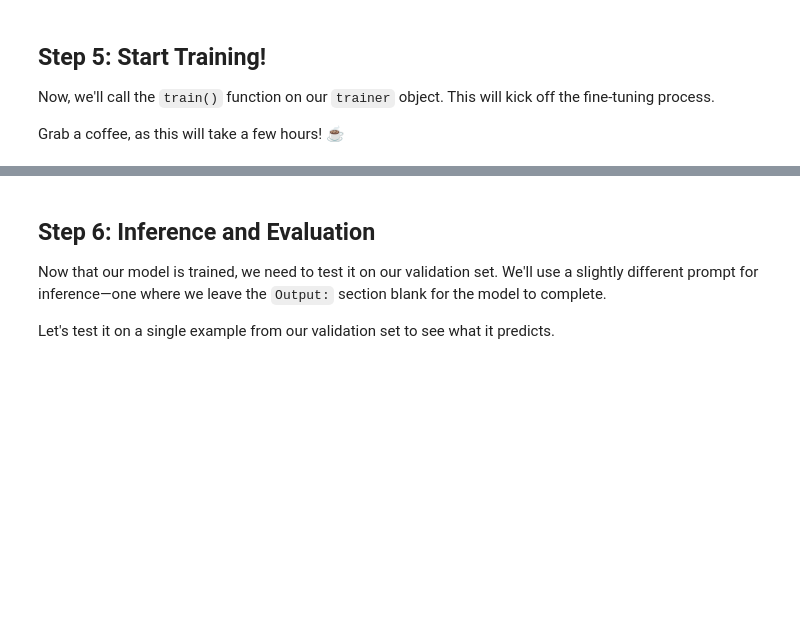
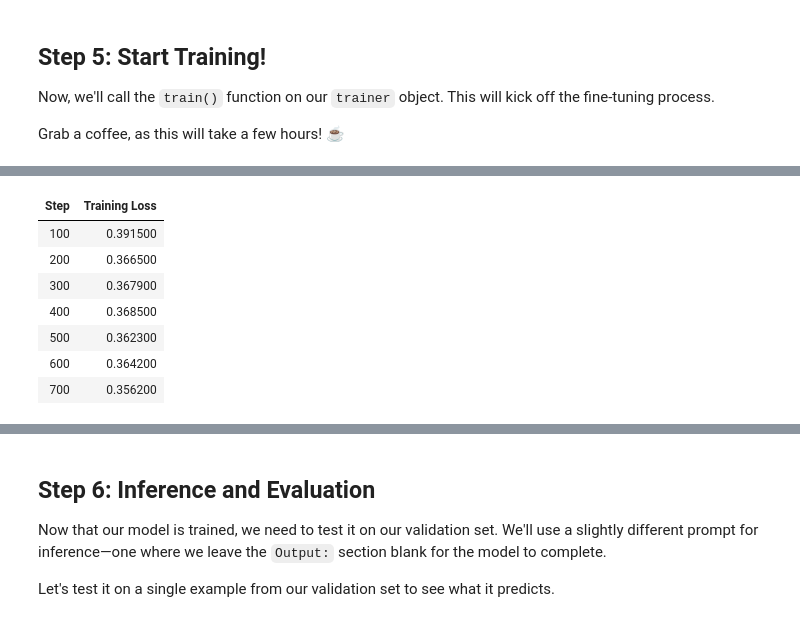
Before and after one commit to avirajdongare/Deep-Learning-Project-F25, a Jupyter notebook: MathVerifier_Llama3_8B_Finetuning.ipynb, the cells around one changed output, grey strips where cells are left out. Saved outputs shown, nothing was run; the diff lists cells and outputs as text; code cells hidden in the pictures; blank space fills up the shorter version.

```diff
--- a/MathVerifier_Llama3_8B_Finetuning.ipynb
+++ b/MathVerifier_Llama3_8B_Finetuning.ipynb
@@ -459,0 +610,84 @@ Saved last checkpoint to outputs-last (no eval available).
+# %%
+# CONTINUE FT: ~0.4 epochs with lower LR
+import math, torch
+from trl import SFTTrainer
+from transformers import TrainingArguments
+from unsloth import is_bfloat16_supported
+
+BF16_OK = is_bfloat16_supported()
+print(f"bfloat16 supported: {BF16_OK}")
+
+per_device_bs = 34
+grad_accum    = 1
+effective_bs  = per_device_bs * grad_accum
+
+steps_per_epoch = math.ceil(60_000 / effective_bs)  # ≈ 1765 for 60k with bs=34
+extra_steps     = 700                                # ≈ 0.4 epochs
+print(f"steps/epoch={steps_per_epoch} | extra_steps={extra_steps} (~0.4 epochs)")
+
+OUT_DIR = "outputs_scale60k_cont"
+
+common_kwargs = dict(
+    per_device_train_batch_size = per_device_bs,
+    gradient_accumulation_steps = grad_accum,
+    warmup_steps                = 50,          # tiny warmup for stability
+    max_steps                   = extra_steps, # steps in THIS continuation
+    learning_rate               = 8e-5,        # lower LR for gentle refinement
+    weight_decay                = 0.05,
+    lr_scheduler_type           = "cosine",
+    fp16                        = (not BF16_OK),
+    bf16                        = BF16_OK,
+    logging_steps               = 100,
+    save_strategy               = "steps",
+    save_steps                  = 200,
+    optim                       = "adamw_torch_fused",
+    max_grad_norm               = 0.3,
+    seed                        = 42,
+    output_dir                  = OUT_DIR,
+    report_to                   = "none",
+    remove_unused_columns       = False,
+    gradient_checkpointing      = True,
+    group_by_length             = True,
+    dataloader_num_workers      = 2,
+)
+
+# Try with evaluation; if unavailable, it falls back automatically.
+try:
+    train_args = TrainingArguments(
+        **common_kwargs,
+        evaluation_strategy      = "steps",
+        eval_steps               = 200,
+        load_best_model_at_end   = True,
+        metric_for_best_model    = "eval_loss",
+        greater_is_better        = False,
+    )
+    use_eval = True
+    print("Using TrainingArguments with evaluation_strategy='steps'.")
+except TypeError:
+    train_args = TrainingArguments(**common_kwargs)
+    use_eval = False
+    print("Legacy TrainingArguments detected → proceeding WITHOUT in-train evaluation.")
+
+trainer = SFTTrainer(
+    model              = model,          # already loaded from /content/outputs_scale60k_last
+    tokenizer          = tokenizer,
+    train_dataset      = formatted_train,
+    eval_dataset       = (formatted_val if use_eval else None),
+    dataset_text_field = "text",
+    max_seq_length     = 4096,
+    packing            = False,
+    args               = train_args,
+)
+
+trainer.train()
+
+# Save continuation checkpoint
+if not use_eval:
+    save_dir = OUT_DIR + "_last"
+else:
+    save_dir = OUT_DIR + "_best"
+
+trainer.save_model(save_dir)
+tokenizer.save_pretrained(save_dir)
+print(f"✅ Continuation checkpoint saved to: {save_dir}")
+# %% [output]
@@ -459,0 +704,8 @@ Saved last checkpoint to outputs-last (no eval available).
+| Step | Training Loss |
+| 100 | 0.391500 |
+| 200 | 0.366500 |
+| 300 | 0.367900 |
+| 400 | 0.368500 |
+| 500 | 0.362300 |
+| 600 | 0.364200 |
+| 700 | 0.356200 |
```
Also changed, not shown: parts of 22 cells of this notebook.
